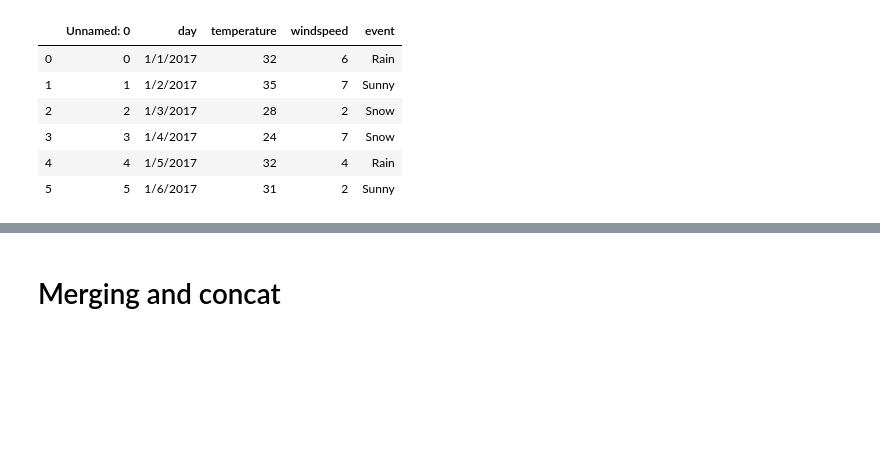
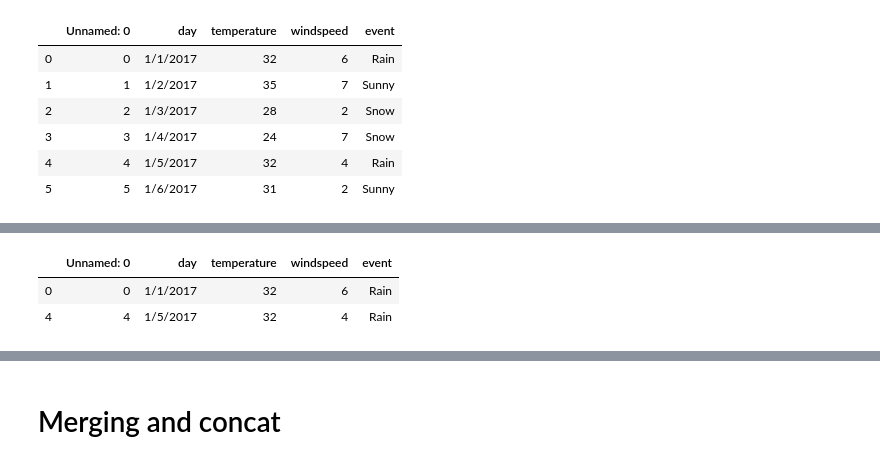
Before and after one commit to ArafatSabbir/Machine-Learning-with-Python-and-R, a Jupyter notebook: Pandas.ipynb, the cells around one changed output, grey strips where cells are left out. Cells and saved outputs as stored; diff of their text form; code cells hidden in the pictures; blank space fills up the shorter version.

```diff
--- a/Pandas.ipynb
+++ b/Pandas.ipynb
@@ -246,0 +262,6 @@ df2
+# %%
+df_group.get_group('Rain')
+# %% [output]
+|  | Unnamed: 0 | day | temperature | windspeed | event |
+| 0 | 0 | 1/1/2017 | 32 | 6 | Rain |
+| 4 | 4 | 1/5/2017 | 32 | 4 | Rain |
```
Also changed, not shown: parts of 6 cells of this notebook.
